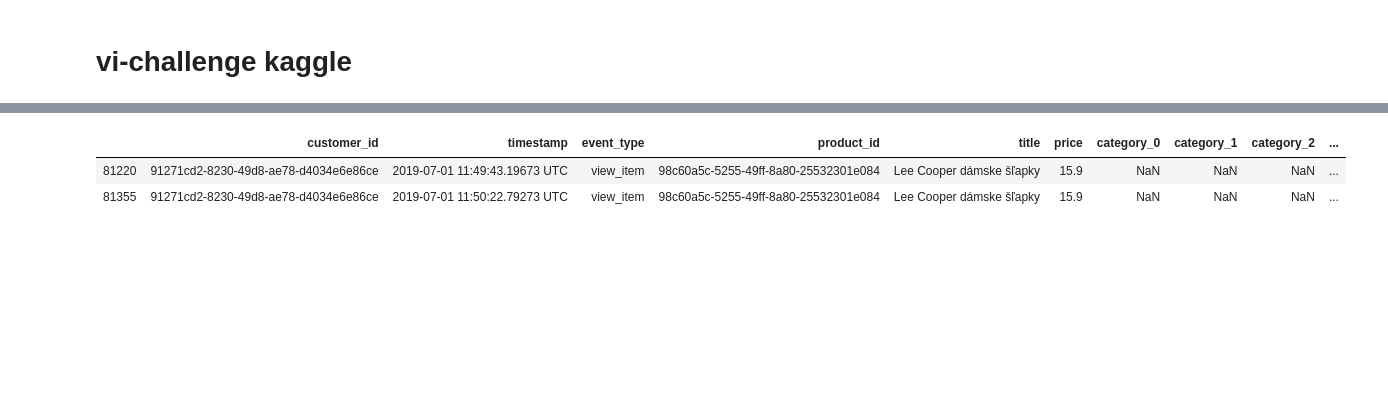
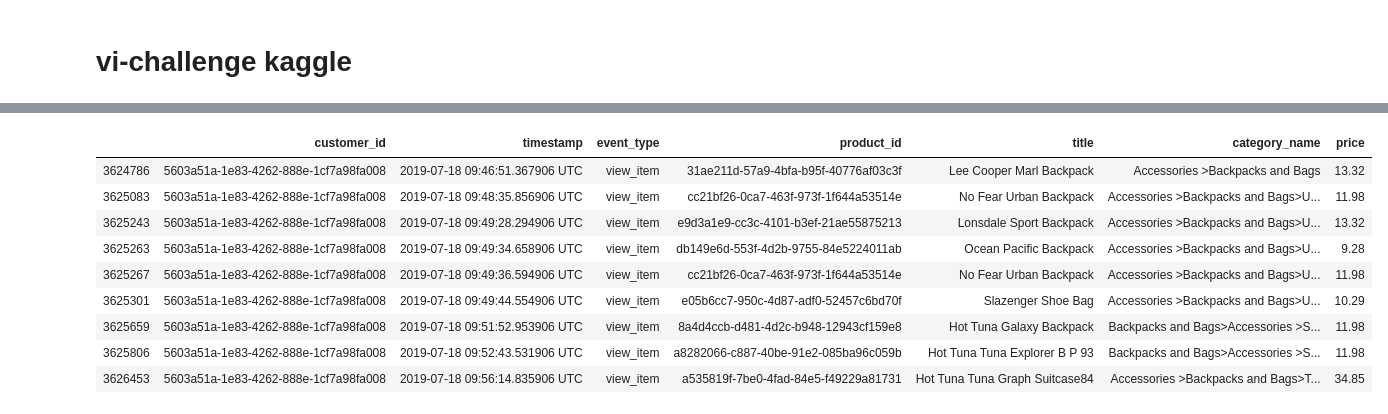
Before and after one commit to harnusek/recommender, a Jupyter notebook: odporúčanie.ipynb, the cells around one changed output, grey strips where cells are left out. Drawn from its saved outputs; the diff is of its cells as text; code cells hidden in the pictures; blank space fills up the shorter version.

```diff
--- a/odporúčanie.ipynb
+++ b/odporúčanie.ipynb
@@ -753,8 +813,15 @@ def split_products(products):
-# %%
-x = data[data.customer_id == '91271cd2-8230-49d8-ae78-d4034e6e86ce']
-x
-# %% [output]
-|  | customer_id | timestamp | event_type | product_id | title | price | category_0 | category_1 | category_2 | ... |
-| 81220 | 91271cd2-8230-49d8-ae78-d4034e6e86ce | 2019-07-01 11:49:43.19673 UTC | view_item | 98c60a5c-5255-49ff-8a80-25532301e084 | Lee Cooper dámske šľapky | 15.9 | NaN | NaN | NaN | ... |
-| 81355 | 91271cd2-8230-49d8-ae78-d4034e6e86ce | 2019-07-01 11:50:22.79273 UTC | view_item | 98c60a5c-5255-49ff-8a80-25532301e084 | Lee Cooper dámske šľapky | 15.9 | NaN | NaN | NaN | ... |
+# %%
+tested_customer = events[events.customer_id == '5603a51a-1e83-4262-888e-1cf7a98fa008'].sort_values(by ='timestamp')
+tested_customer
+# %% [output]
+|  | customer_id | timestamp | event_type | product_id | title | category_name | price |
+| 3624786 | 5603a51a-1e83-4262-888e-1cf7a98fa008 | 2019-07-18 09:46:51.367906 UTC | view_item | 31ae211d-57a9-4bfa-b95f-40776af03c3f | Lee Cooper Marl Backpack | Accessories >Backpacks and Bags | 13.32 |
+| 3625083 | 5603a51a-1e83-4262-888e-1cf7a98fa008 | 2019-07-18 09:48:35.856906 UTC | view_item | cc21bf26-0ca7-463f-973f-1f644a53514e | No Fear Urban Backpack | Accessories >Backpacks and Bags>U... | 11.98 |
+| 3625243 | 5603a51a-1e83-4262-888e-1cf7a98fa008 | 2019-07-18 09:49:28.294906 UTC | view_item | e9d3a1e9-cc3c-4101-b3ef-21ae55875213 | Lonsdale Sport Backpack | Accessories >Backpacks and Bags>U... | 13.32 |
+| 3625263 | 5603a51a-1e83-4262-888e-1cf7a98fa008 | 2019-07-18 09:49:34.658906 UTC | view_item | db149e6d-553f-4d2b-9755-84e5224011ab | Ocean Pacific Backpack | Accessories >Backpacks and Bags>U... | 9.28 |
+| 3625267 | 5603a51a-1e83-4262-888e-1cf7a98fa008 | 2019-07-18 09:49:36.594906 UTC | view_item | cc21bf26-0ca7-463f-973f-1f644a53514e | No Fear Urban Backpack | Accessories >Backpacks and Bags>U... | 11.98 |
+| 3625301 | 5603a51a-1e83-4262-888e-1cf7a98fa008 | 2019-07-18 09:49:44.554906 UTC | view_item | e05b6cc7-950c-4d87-adf0-52457c6bd70f | Slazenger Shoe Bag | Accessories >Backpacks and Bags>U... | 10.29 |
+| 3625659 | 5603a51a-1e83-4262-888e-1cf7a98fa008 | 2019-07-18 09:51:52.953906 UTC | view_item | 8a4d4ccb-d481-4d2c-b948-12943cf159e8 | Hot Tuna Galaxy Backpack | Backpacks and Bags>Accessories >S... | 11.98 |
+| 3625806 | 5603a51a-1e83-4262-888e-1cf7a98fa008 | 2019-07-18 09:52:43.531906 UTC | view_item | a8282066-c887-40be-91e2-085ba96c059b | Hot Tuna Tuna Explorer B P 93 | Backpacks and Bags>Accessories >S... | 11.98 |
+| 3626453 | 5603a51a-1e83-4262-888e-1cf7a98fa008 | 2019-07-18 09:56:14.835906 UTC | view_item | a535819f-7be0-4fad-84e5-f49229a81731 | Hot Tuna Tuna Graph Suitcase84 | Accessories >Backpacks and Bags>T... | 34.85 |
 # %%
```
Also changed, not shown: parts of 34 cells of this notebook, 1 other file.
